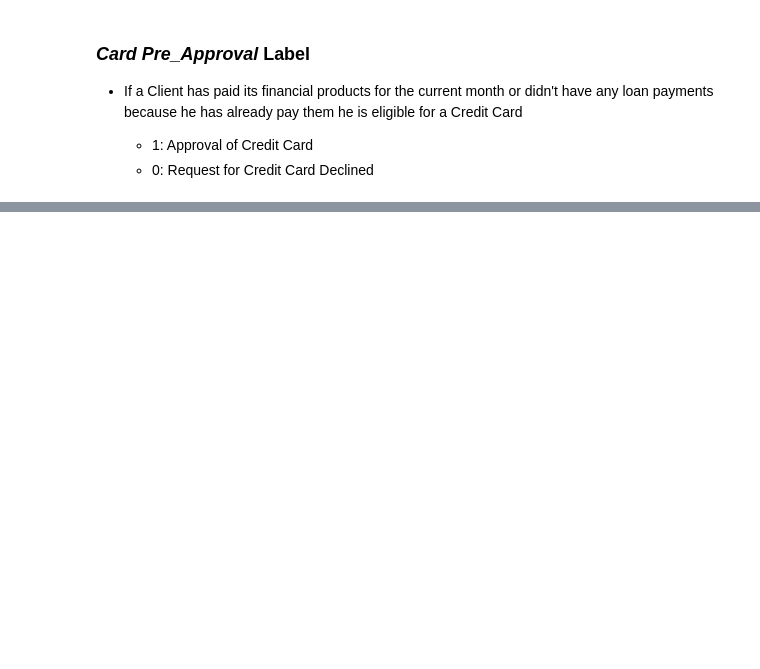
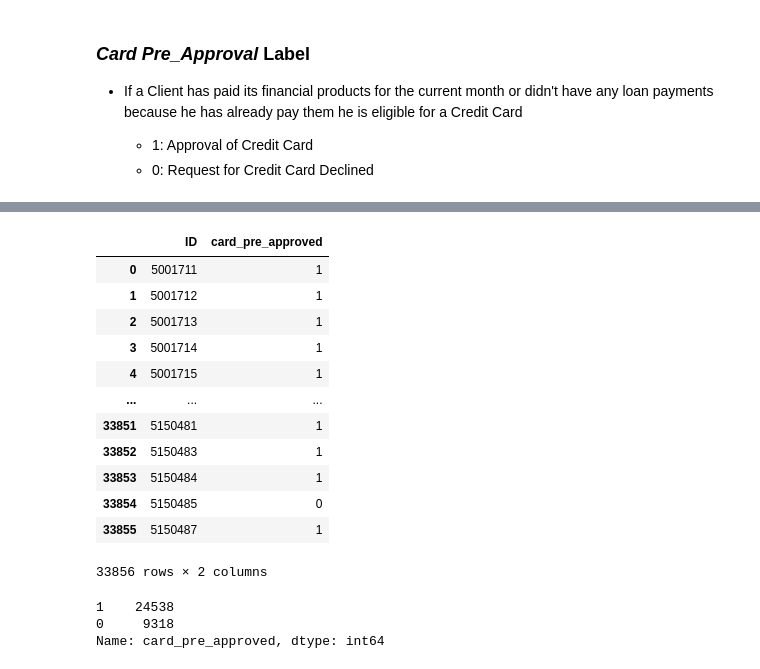
Before and after one commit to princeKike27/Credit-Card-Approval-Prediction, a Jupyter notebook: Credit_Car_Approval_Prediction.ipynb, the cells around one changed output, grey strips where cells are left out. Cells and saved outputs as stored; diff of their text form; code cells hidden in the pictures; blank space fills up the shorter version.

```diff
--- a/Credit_Car_Approval_Prediction.ipynb
+++ b/Credit_Car_Approval_Prediction.ipynb
@@ -1704,0 +1711,26 @@ df_credit_cm.head(10)
+# %%
+# df_credit_card_approval >> Contains the ID and card_pre_approved columns
+df_credit_card_approval = df_credit_cm[['ID', 'card_pre_approved']]
+
+df_credit_card_approval
+# %% [output]
+|  | ID | card_pre_approved |
+| 0 | 5001711 | 1 |
+| 1 | 5001712 | 1 |
+| 2 | 5001713 | 1 |
+| 3 | 5001714 | 1 |
+| 4 | 5001715 | 1 |
+| ... | ... | ... |
+| 33851 | 5150481 | 1 |
+| 33852 | 5150483 | 1 |
+| 33853 | 5150484 | 1 |
+| 33854 | 5150485 | 0 |
+| 33855 | 5150487 | 1 |
+33856 rows × 2 columns
+# %%
+# check value counts
+df_credit_card_approval.card_pre_approved.value_counts()
+# %% [output]
+1    24538
+0     9318
+Name: card_pre_approved, dtype: int64
```
Also changed, not shown: parts of 9 cells of this notebook.
